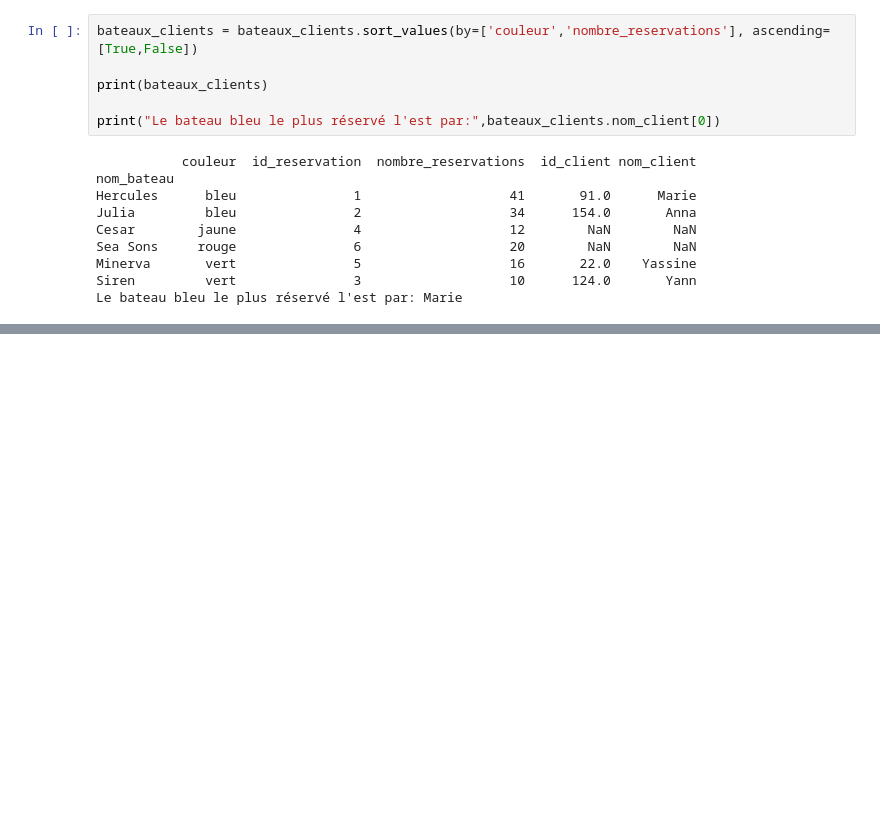
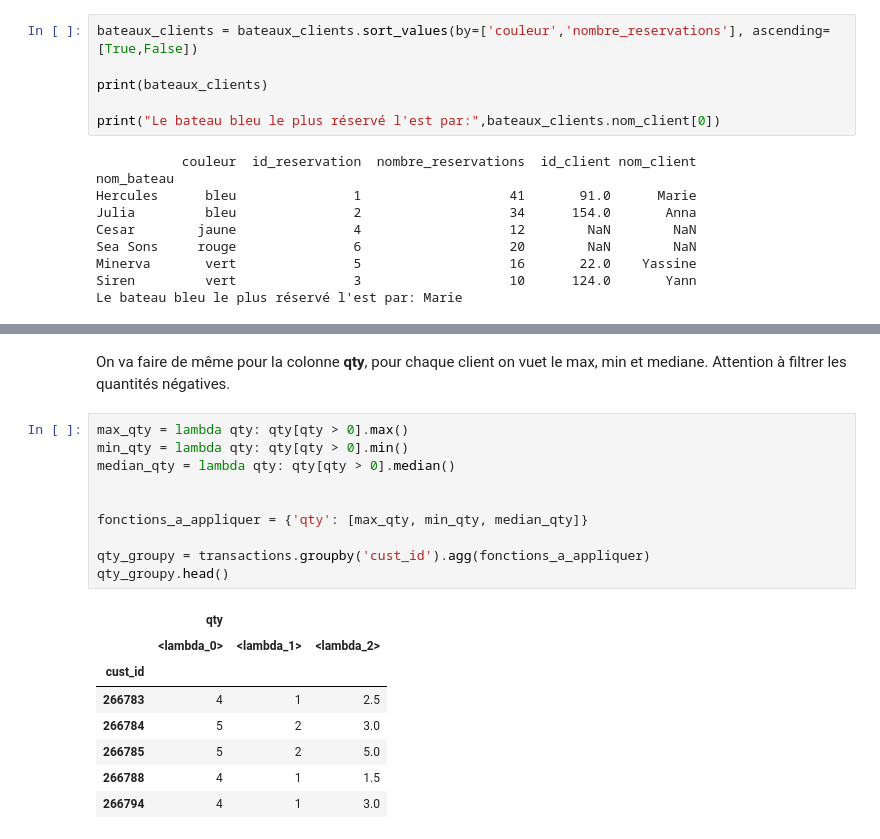
Before and after one commit to federicoding/TrainingGeneral, a Jupyter notebook: Debut.ipynb, the cells around one changed output, grey strips where cells are left out. Cells and saved outputs as stored; diff of their text form; blank space fills up the shorter version.

```diff
--- a/Debut.ipynb
+++ b/Debut.ipynb
@@ -712,0 +770,21 @@ Le bateau bleu le plus réservé l'est par: Marie
+# %% [markdown]
+On va faire de même pour la colonne **qty**, pour chaque client on vuet le max, min et mediane. Attention à filtrer les quantités négatives.
+# %%
+max_qty = lambda qty: qty[qty > 0].max()
+min_qty = lambda qty: qty[qty > 0].min()
+median_qty = lambda qty: qty[qty > 0].median()
+
+
+fonctions_a_appliquer = {'qty': [max_qty, min_qty, median_qty]}
+
+qty_groupy = transactions.groupby('cust_id').agg(fonctions_a_appliquer)
+qty_groupy.head()
+# %% [output]
+|  | qty |  |  |
+|  | <lambda_0> | <lambda_1> | <lambda_2> |
+| cust_id |  |  |  |
+| 266783 | 4 | 1 | 2.5 |
+| 266784 | 5 | 2 | 3.0 |
+| 266785 | 5 | 2 | 5.0 |
+| 266788 | 4 | 1 | 1.5 |
+| 266794 | 4 | 1 | 3.0 |
```
Also changed, not shown: parts of 22 cells of this notebook.
